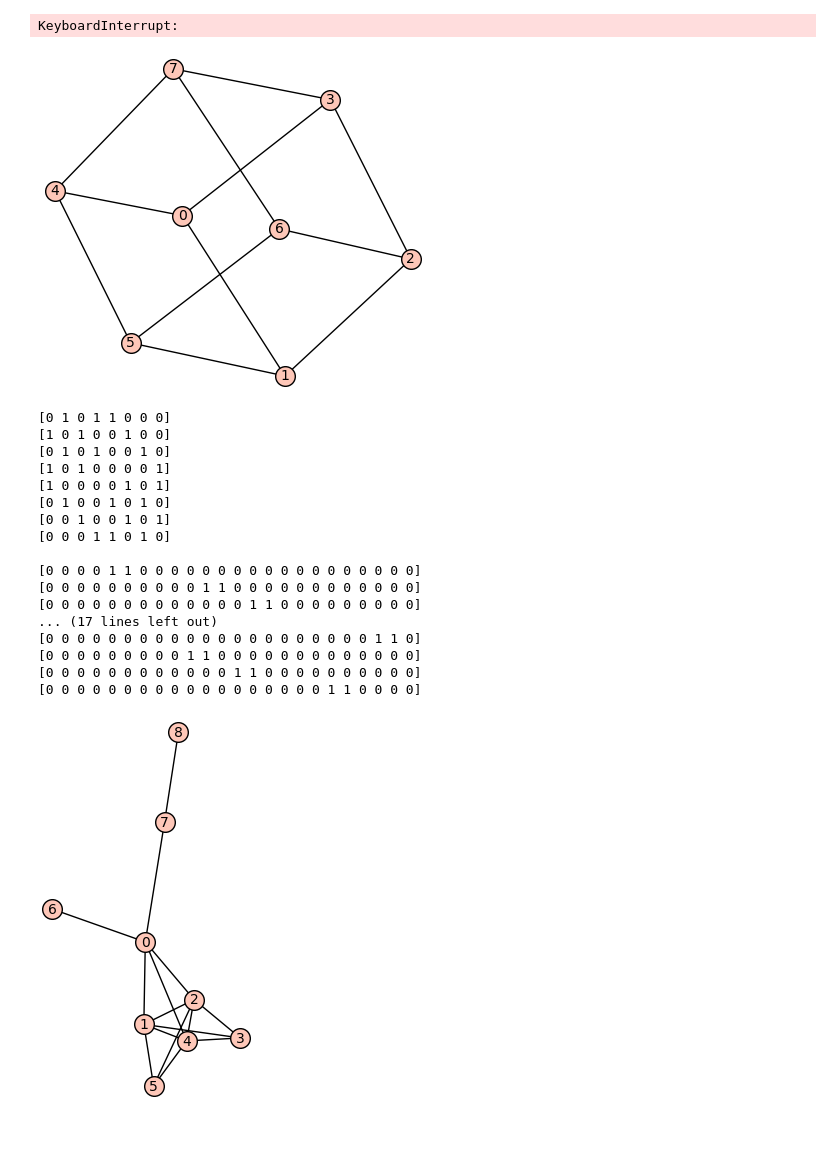
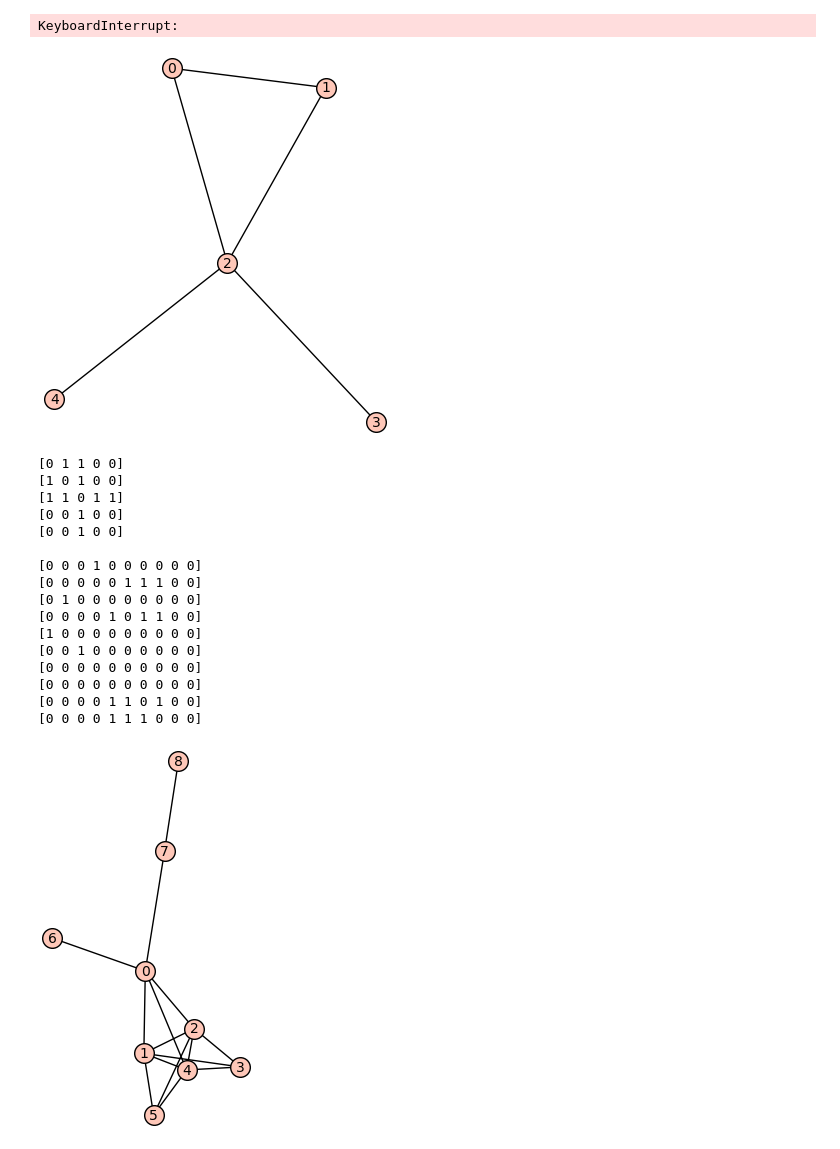
Before and after one commit to davizacheu/Spectral-Graph-Theory-Research, a Jupyter notebook: NB_Functions.ipynb, the cells around one changed output. Drawn from its saved outputs; the diff is of its cells as text; code cells hidden in the pictures.

Commit message:
Added cell to look at nb equitable partitions

```diff
--- a/NB_Functions.ipynb
+++ b/NB_Functions.ipynb
@@ -313,33 +313,44 @@ Is diagonalizable: False
 [2.585399180895620?, 1, 0.6337669124478448? + 1.141714069356906?*I, 0.6337669124478448? - 1.141714069356906?*I, 0.?e-56 + 1.414213562373095?*I, 0.?e-56 - 1.414213562373095?*I, -0.3757575197436938? + 1 ...
 KeyboardInterrupt:
 # %%
-G = Graph({})
-G.add_cycle([0,1,2,3])
-G.add_cycle([4,5,6,7])
-G.add_edges([(0,4),(1,5),(2,6),(3,7)])
+#Testing several different graphs to see if they preserve their property of having an equitable partition
+
+
+#G = Graph({})
+#G.add_cycle([0,1,2,3])
+#G.add_cycle([4,5,6,7])
+#G.add_edges([(0,4),(1,5),(2,6),(3,7)])
+
+#G = graphs.CompleteBipartiteGraph(3,3)
+
+#G = Graph({7:[0,1,3,5,6], 1:[0,2,3,5], 3:[2,4,5], 5:[4,6]})
+
+#G = Graph({0:[1,2,3,6], 7:[1,4,5,6], 1:[2,4], 6:[3,5], 2:[3,4], 5:[3,4]})
+
+G = Graph({2:[0,1,3,4], 0:[1]})
+
 show(G)
 print(G.adjacency_matrix())
 print()
 print(edge_adjacency_nb_matrix(G))
 # %% [output]
-[figure, old version]
+[figure, new version]
-[0 1 0 1 1 0 0 0]
-[1 0 1 0 0 1 0 0]
-[0 1 0 1 0 0 1 0]
-[1 0 1 0 0 0 0 1]
-[1 0 0 0 0 1 0 1]
-[0 1 0 0 1 0 1 0]
-[0 0 1 0 0 1 0 1]
-[0 0 0 1 1 0 1 0]
+[0 1 1 0 0]
+[1 0 1 0 0]
+[1 1 0 1 1]
+[0 0 1 0 0]
+[0 0 1 0 0]
 
-[0 0 0 0 1 1 0 0 0 0 0 0 0 0 0 0 0 0 0 0 0 0 0 0]
-[0 0 0 0 0 0 0 0 0 0 1 1 0 0 0 0 0 0 0 0 0 0 0 0]
-[0 0 0 0 0 0 0 0 0 0 0 0 0 1 1 0 0 0 0 0 0 0 0 0]
-... (17 lines left out)
-[0 0 0 0 0 0 0 0 0 0 0 0 0 0 0 0 0 0 0 0 0 1 1 0]
-[0 0 0 0 0 0 0 0 0 1 1 0 0 0 0 0 0 0 0 0 0 0 0 0]
-[0 0 0 0 0 0 0 0 0 0 0 0 1 1 0 0 0 0 0 0 0 0 0 0]
-[0 0 0 0 0 0 0 0 0 0 0 0 0 0 0 0 0 0 1 1 0 0 0 0]
+[0 0 0 1 0 0 0 0 0 0]
+[0 0 0 0 0 1 1 1 0 0]
+[0 1 0 0 0 0 0 0 0 0]
+[0 0 0 0 1 0 1 1 0 0]
+[1 0 0 0 0 0 0 0 0 0]
+[0 0 1 0 0 0 0 0 0 0]
+[0 0 0 0 0 0 0 0 0 0]
+[0 0 0 0 0 0 0 0 0 0]
+[0 0 0 0 1 1 0 1 0 0]
+[0 0 0 0 1 1 1 0 0 0]
 # %%
 #An example of proposition 5.3 calculating the eigenvalues of the Ihara Matrix of some graph on 9 vertices
 
```
Also changed, not shown: parts of 1 cell of this notebook.
